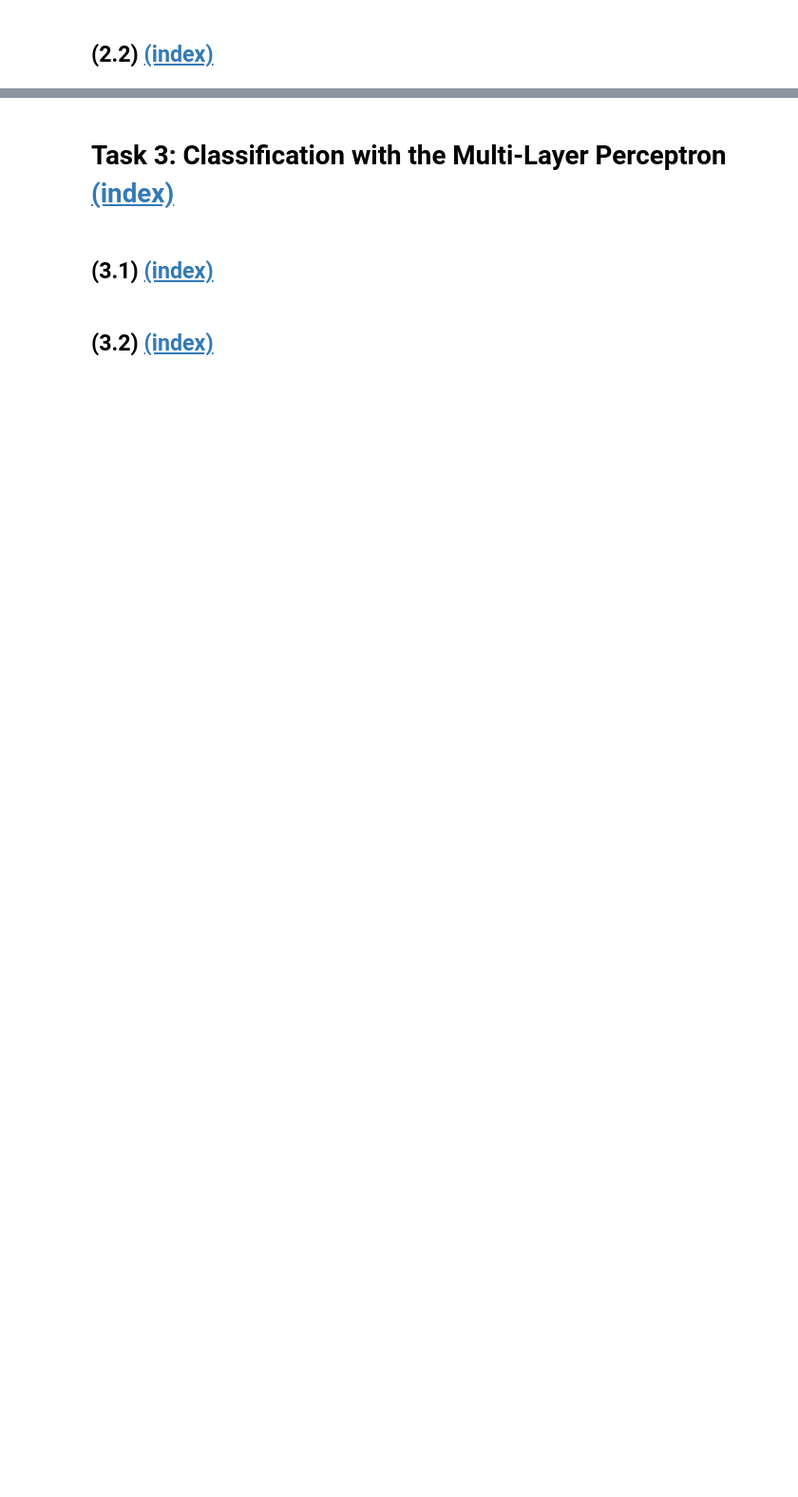
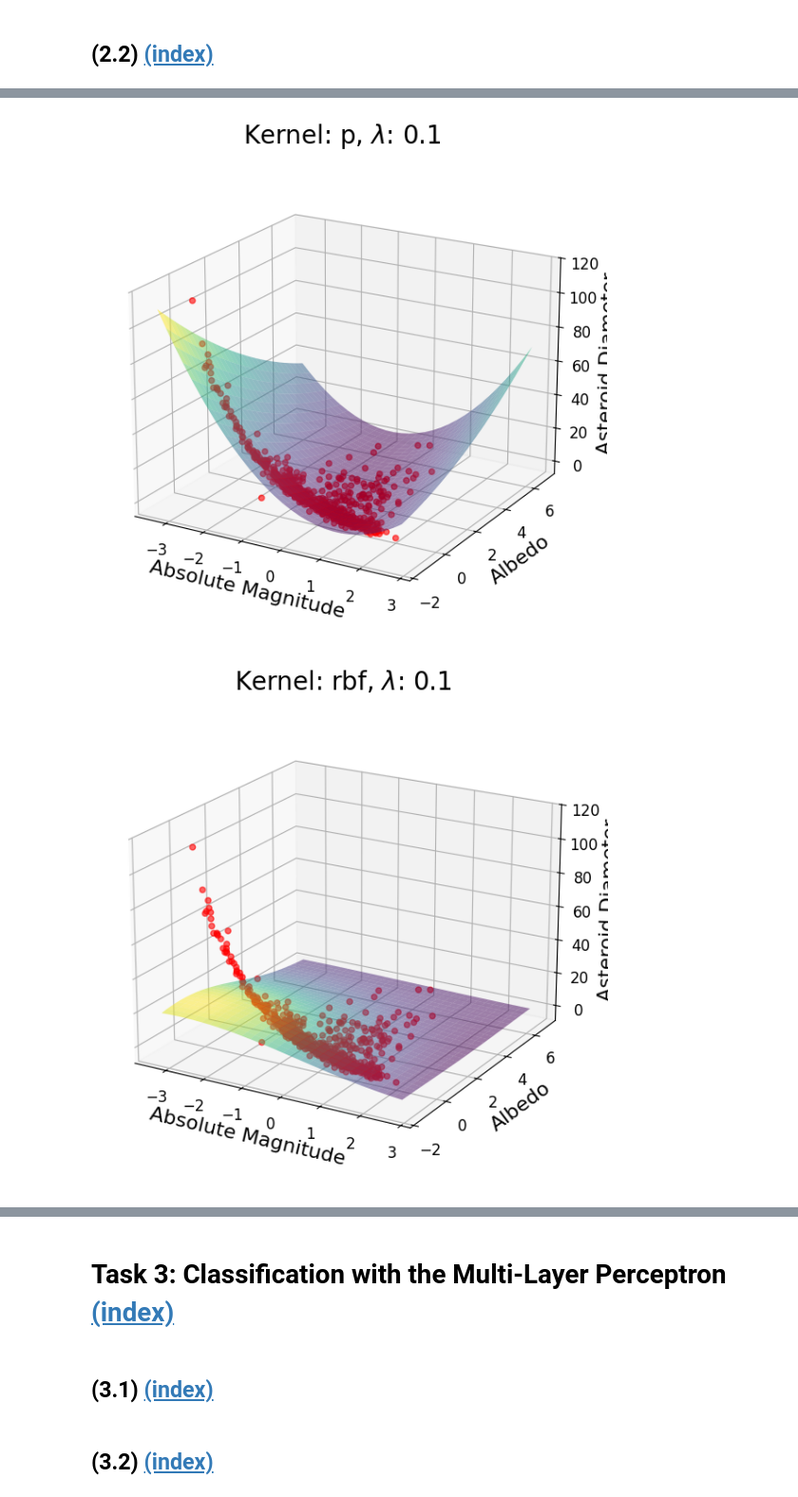
Before and after one commit to Shengyuan-Liu/MATH60026_MethodsForDataScience, a Jupyter notebook: cw1/02371367_Coursework1.ipynb, the cells around one changed output, grey strips where cells are left out. Shown at 95% size. Drawn from its saved outputs; the diff is of its cells as text; code cells hidden in the pictures; blank space fills up the shorter version.

```diff
--- a/cw1/02371367_Coursework1.ipynb
+++ b/cw1/02371367_Coursework1.ipynb
@@ -625,0 +723,10 @@ plt.show()
+# %%
+n, c = 2, 0
+print(f"n = {n}, c = {c}, test set R^2 score: ", score_kernal_ridge(X_train_std, y_train, X_test_std, y_test, lambd=0.1, n=n, c=c))
+print(f"n = {n}, c = {c}, train set R^2 score: ", score_kernal_ridge(X_train_std, y_train, X_train_std, y_train, lambd=0.1, n=n, c=c))
+n, c = 2, 1
+print(f"n = {n}, c = {c}, test set R^2 score: ", score_kernal_ridge(X_train_std, y_train, X_test_std, y_test, lambd=0.1, n=n, c=c))
+print(f"n = {n}, c = {c}, train set R^2 score: ", score_kernal_ridge(X_train_std, y_train, X_train_std, y_train, lambd=0.1, n=n, c=c))
+n, c = 3, 1
+print(f"n = {n}, c = {c}, test set R^2 score: ", score_kernal_ridge(X_train_std, y_train, X_test_std, y_test, lambd=0.1, n=n, c=c))
+print(f"n = {n}, c = {c}, train set R^2 score: ", score_kernal_ridge(X_train_std, y_train, X_train_std, y_train, lambd=0.1, n=n, c=c))
@@ -629,0 +864,10 @@ plt.show()
+# %%
+plot_krr_3d(X_train_std, y_train, 0.1, "p")
+plot_krr_3d(X_train_std, y_train, 0.1, "rbf")
+plot_krr_3d(X_train_std, y_train, 0.1, "new")
+plot_krr_3d(X_train_std, y_train, 300, "p")
+plot_krr_3d(X_train_std, y_train, 300, "rbf")
+plot_krr_3d(X_train_std, y_train, 300, "new")
+# %% [output]
+[figure, added]
+[figure, added]
```
Also changed, not shown: parts of 11 cells of this notebook.
